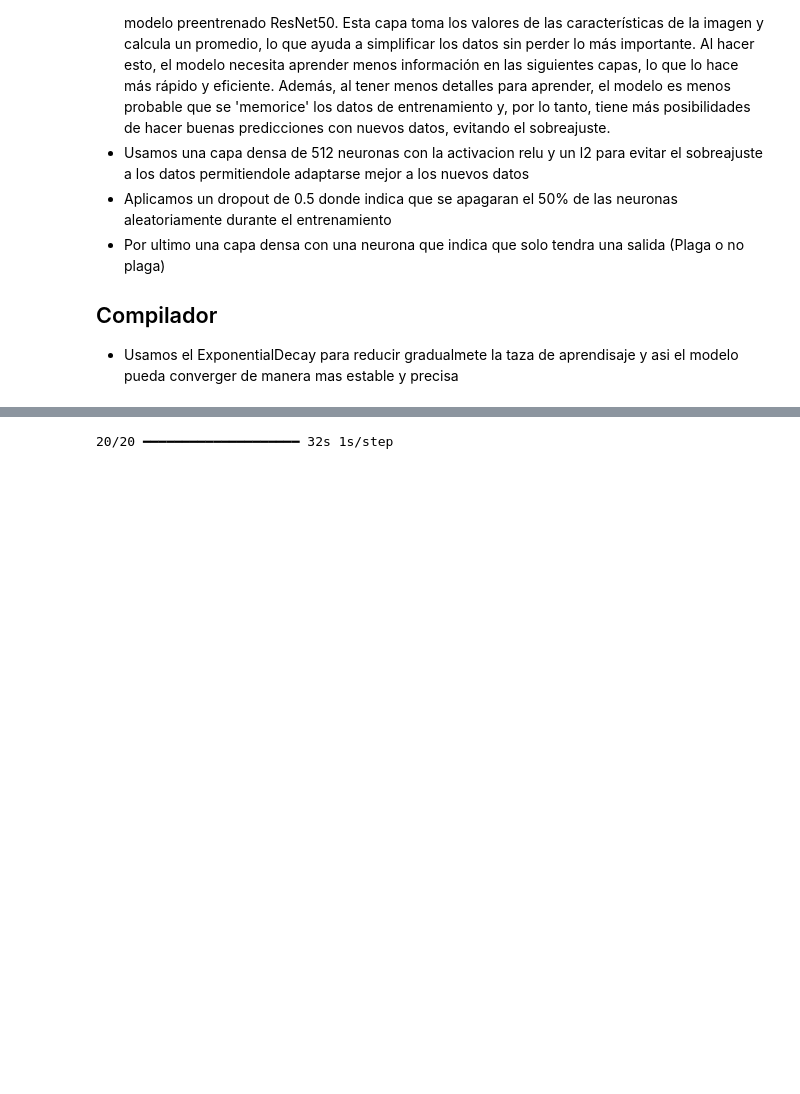
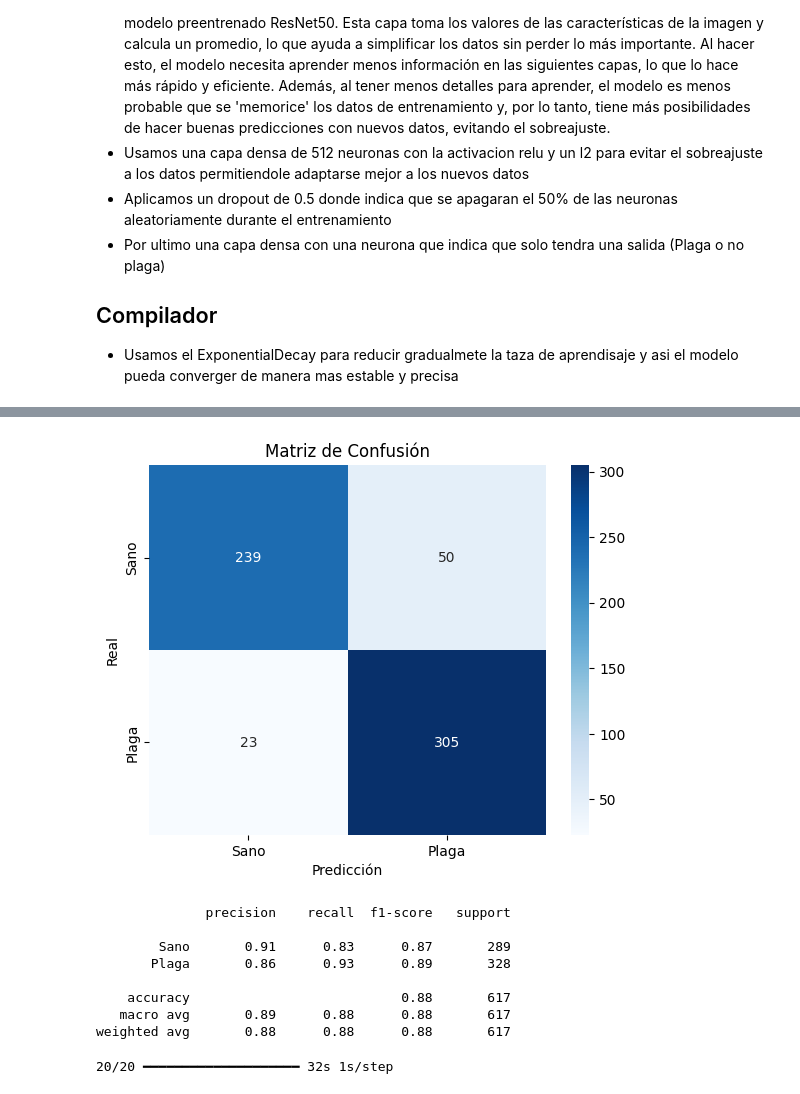
Before and after one commit to Tesis-Grupo-1/backend, a Jupyter notebook: modelo/modelo.ipynb, the cells around one changed output, grey strips where cells are left out. Saved outputs shown, nothing was run; the diff lists cells and outputs as text; code cells hidden in the pictures; blank space fills up the shorter version.

```diff
--- a/modelo/modelo.ipynb
+++ b/modelo/modelo.ipynb
@@ -195,0 +196,9 @@ Pérdida: 0.38896745443344116, Accuracy: 0.8735818266868591, AUC: 0.936592698097
+# %%
+# Obtener predicciones como probabilidades
+y_pred_probs = model.model.predict(X_val)
+
+# Convertir probabilidades a etiquetas binarias
+y_pred_classes = (y_pred_probs >= 0.5).astype(int)
+
+y_val = np.expand_dims(y_val, axis=-1)  # → (617, 1)
+y_val_flat = y_val.flatten()
@@ -196,3 +207,28 @@ Pérdida: 0.38896745443344116, Accuracy: 0.8735818266868591, AUC: 0.936592698097
+# %%
+import seaborn as sns
+from sklearn.metrics import classification_report, confusion_matrix
+
+cm = confusion_matrix(y_val_flat, y_pred_classes)
+
+# Visualización
+sns.heatmap(cm, annot=True, fmt='d', cmap='Blues', xticklabels=['Sano', 'Plaga'], yticklabels=['Sano', 'Plaga'])
+plt.xlabel('Predicción')
+plt.ylabel('Real')
+plt.title('Matriz de Confusión')
+plt.show()
+
+# Reporte detallado
+print(classification_report(y_val_flat, y_pred_classes, target_names=['Sano', 'Plaga']))
+# %% [output]
+[figure, added]
+              precision    recall  f1-score   support
+
+        Sano       0.91      0.83      0.87       289
+       Plaga       0.86      0.93      0.89       328
+
+    accuracy                           0.88       617
+   macro avg       0.89      0.88      0.88       617
+weighted avg       0.88      0.88      0.88       617
 # %%
 predictions = model.model.predict(X_val)  # Obtener las predicciones del modelo
 
```
Also changed, not shown: parts of 2 cells of this notebook, 4 other files.
